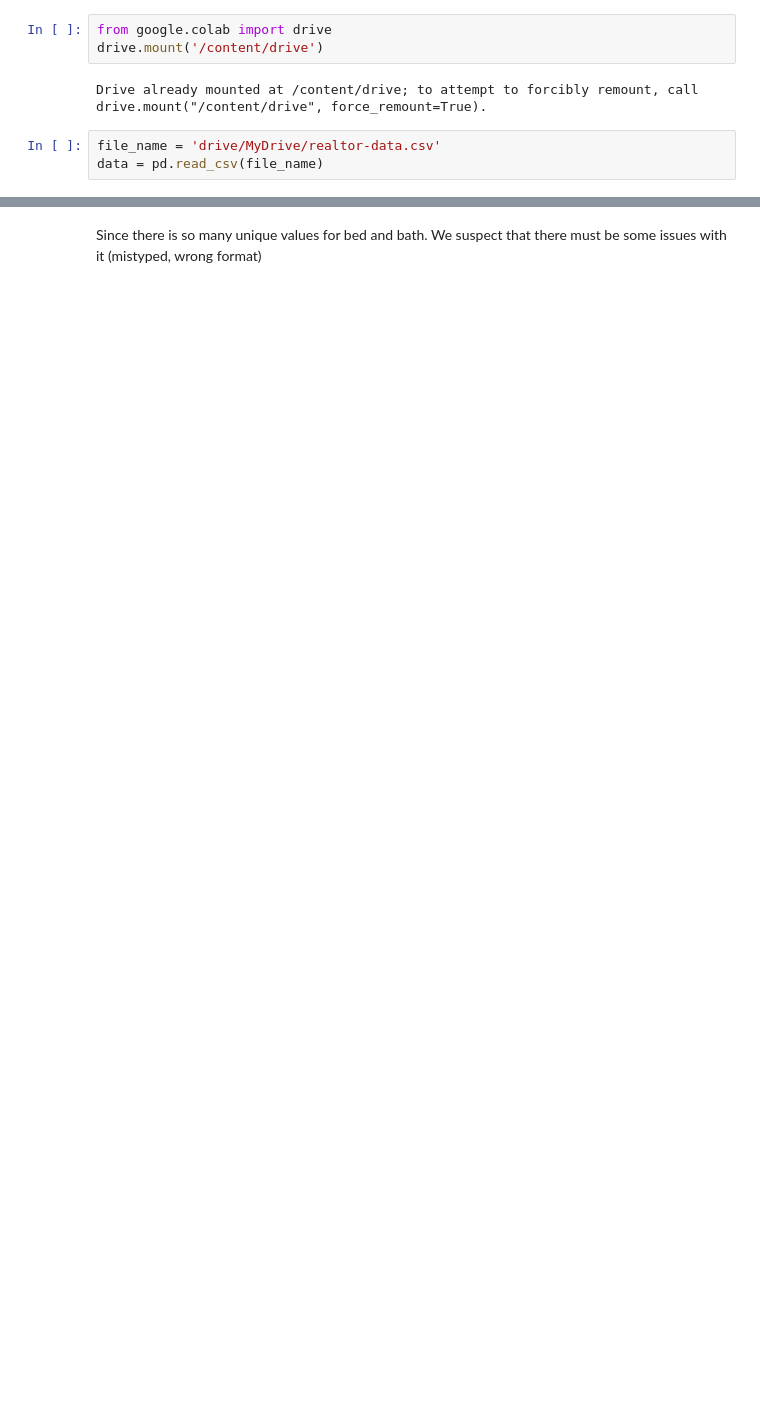
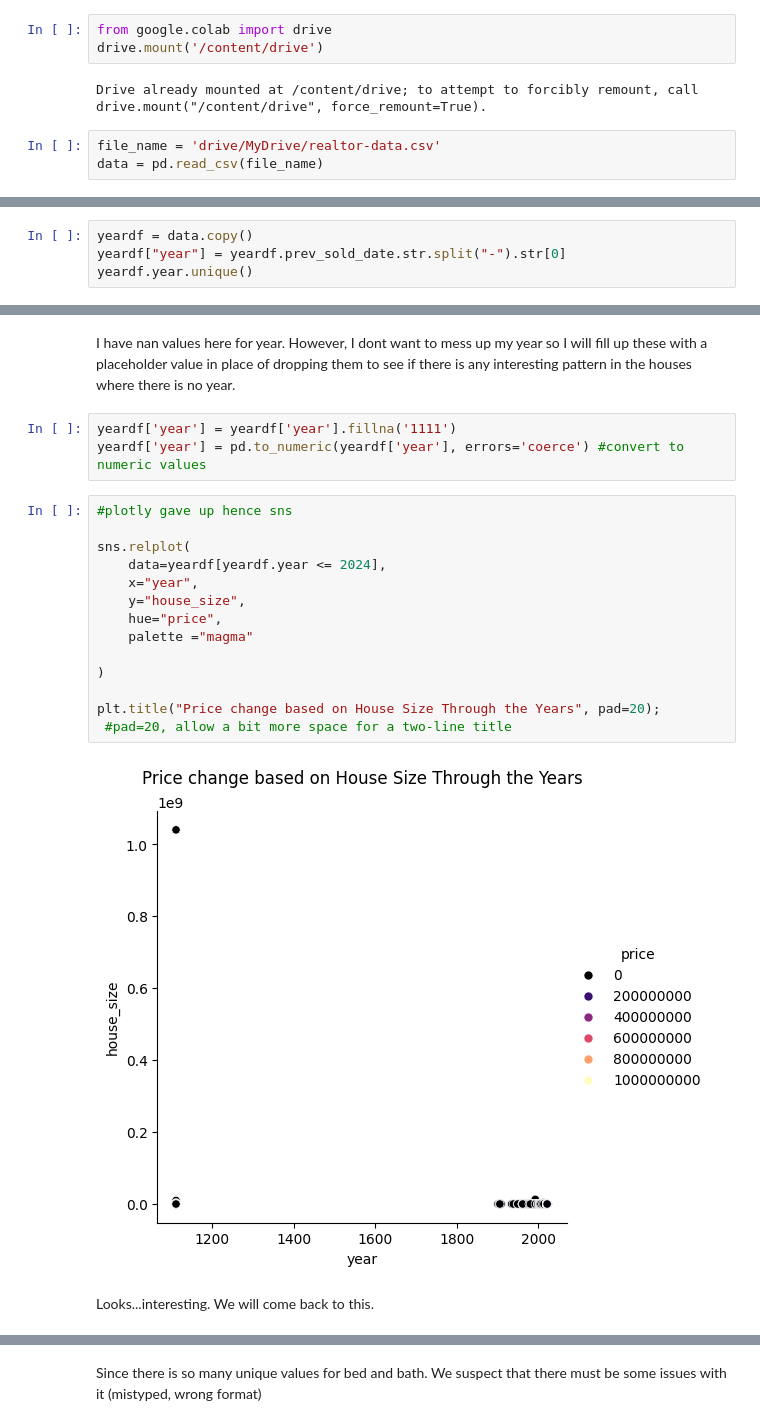
Before and after one commit to EddieNguyen2012/House_Price_ML_Project, a Jupyter notebook: HousePrice.ipynb, the cells around one changed output, grey strips where cells are left out. Cells and saved outputs as stored; diff of their text form; blank space fills up the shorter version.

```diff
--- a/HousePrice.ipynb
+++ b/HousePrice.ipynb
@@ -97,0 +151,4 @@ Since there is a lot of missing values, we will have to impute data
+# %%
+yeardf = data.copy()
+yeardf["year"] = yeardf.prev_sold_date.str.split("-").str[0]
+yeardf.year.unique()
@@ -97,0 +168,23 @@ Since there is a lot of missing values, we will have to impute data
+# %% [markdown]
+I have nan values here for year. However, I dont want to mess up my year so I will fill up these with a placeholder value in place of dropping them to see if there is any interesting pattern in the houses where there is no year.
+# %%
+yeardf['year'] = yeardf['year'].fillna('1111')
+yeardf['year'] = pd.to_numeric(yeardf['year'], errors='coerce') #convert to numeric values
+# %%
+#plotly gave up hence sns
+
+sns.relplot(
+    data=yeardf[yeardf.year <= 2024],
+    x="year",
+    y="house_size",
+    hue="price",
+    palette ="magma"
+
+)
+
+plt.title("Price change based on House Size Through the Years", pad=20);
+ #pad=20, allow a bit more space for a two-line title
+# %% [output]
+[figure, added]
+# %% [markdown]
+Looks...interesting. We will come back to this.
```
Also changed, not shown: parts of 41 cells of this notebook.
